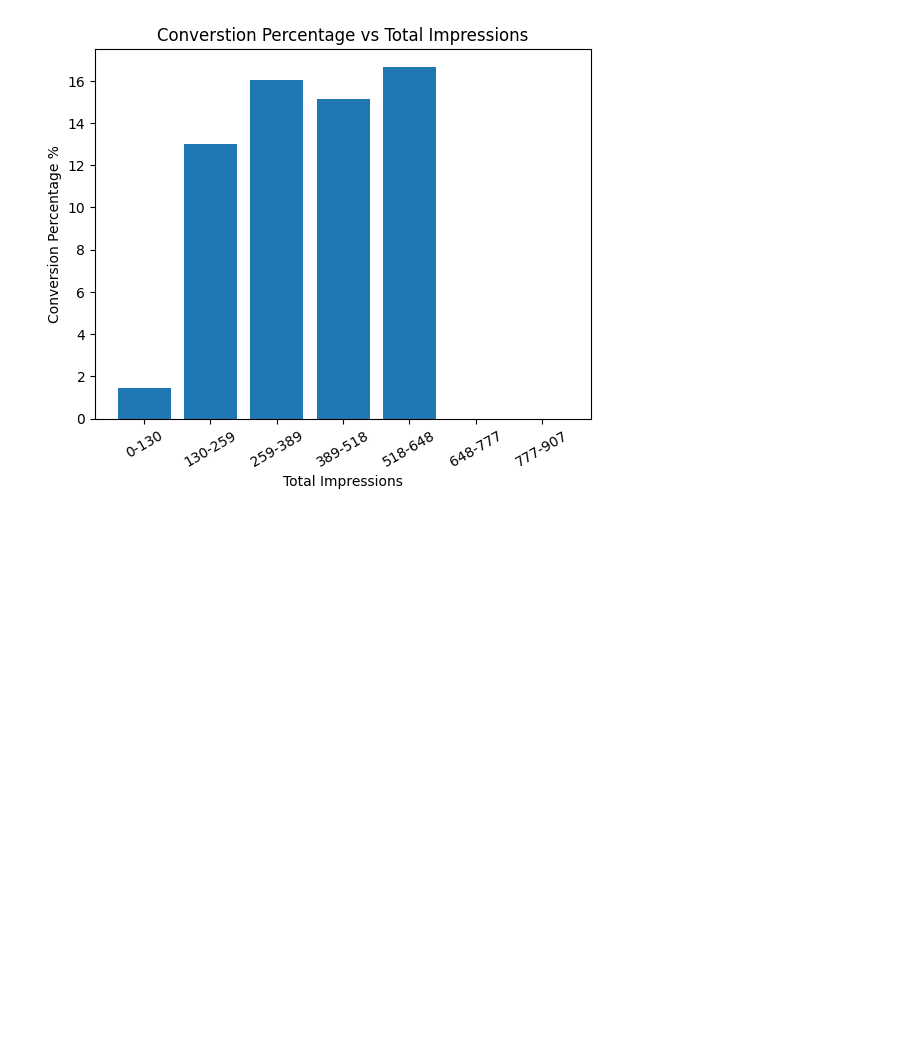
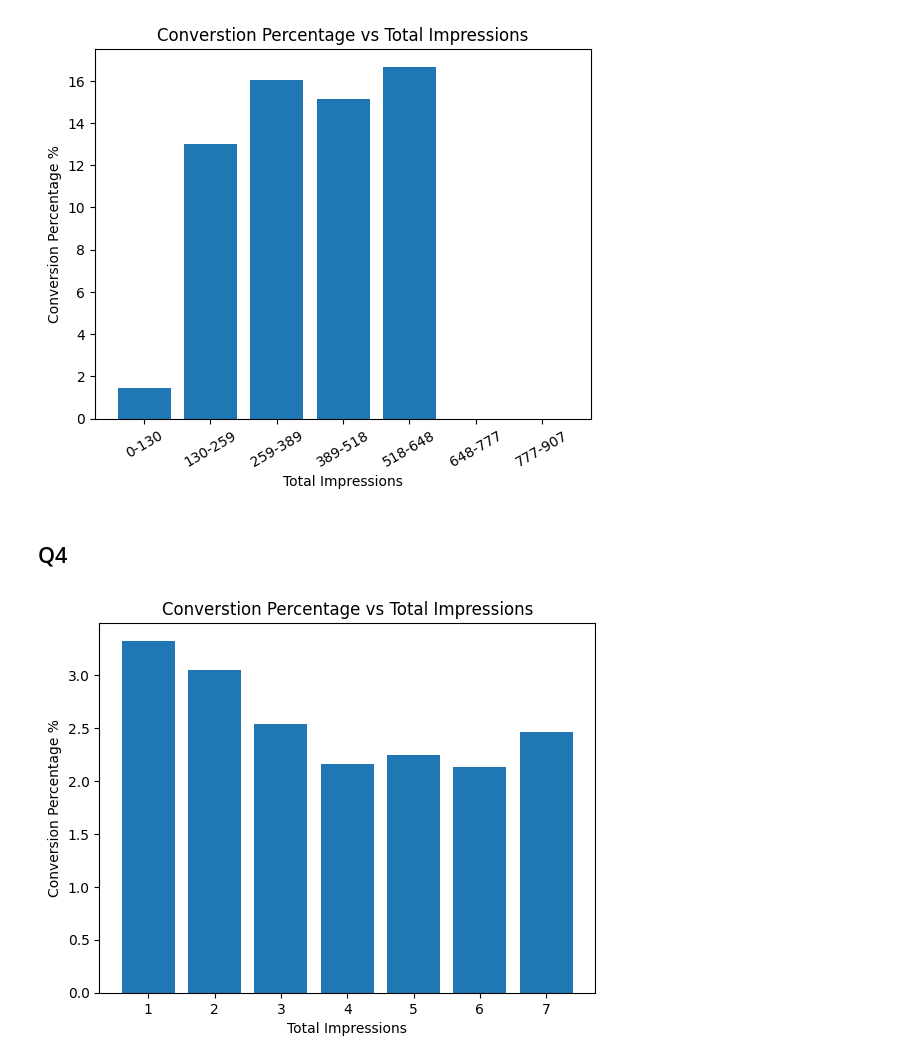
Before and after one commit to akshat-karwa/MGT_FP, a Jupyter notebook: source.ipynb, the cells around one changed output. Cells and saved outputs as stored; diff of their text form; code cells hidden in the pictures; blank space fills up the shorter version.

```diff
--- a/source.ipynb
+++ b/source.ipynb
@@ -150,3 +150,21 @@ compute_graphs(advertising_group)
 compute_graphs(control_group)
 # %% [output]
 [figure]
+# %% [markdown]
+## Q4
+# %%
+def plot_graph_Q4(day_of_the_week, conv_rate):
+    plt.bar(day_of_the_week, conv_rate)
+    plt.xlabel("Total Impressions")
+    plt.ylabel("Conversion Percentage %")
+    plt.title("Converstion Percentage vs Total Impressions")
+    plt.show()
+# %%
+def compute_graphs_Q4(dataframe, col_name):
+    curr_df = dataframe.copy()
+    group_conversion_rate = (curr_df.groupby(col_name)["converted"].sum() / curr_df.groupby(col_name)["converted"].count()) * 100
+    plot_graph_Q4(group_conversion_rate.index, group_conversion_rate.values)
+# %%
+compute_graphs_Q4(advertising_group, "mode_impr_day")
+# %% [output]
+[figure, added]
```
Also changed, not shown: parts of 3 cells of this notebook.
